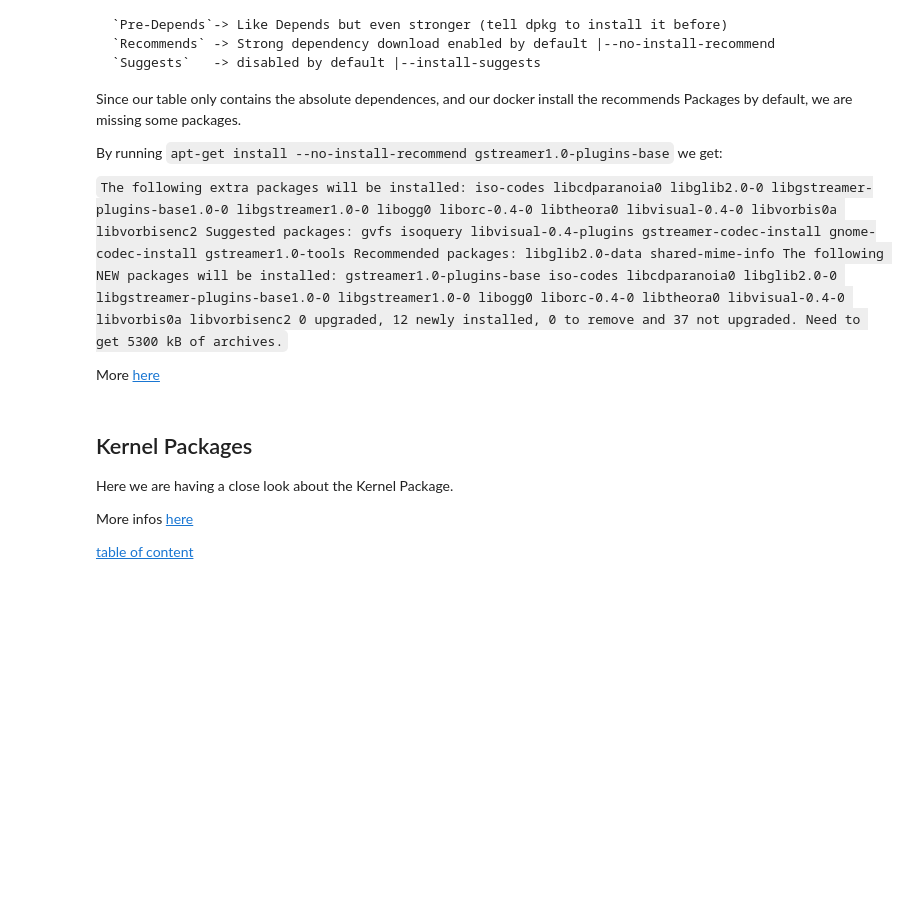
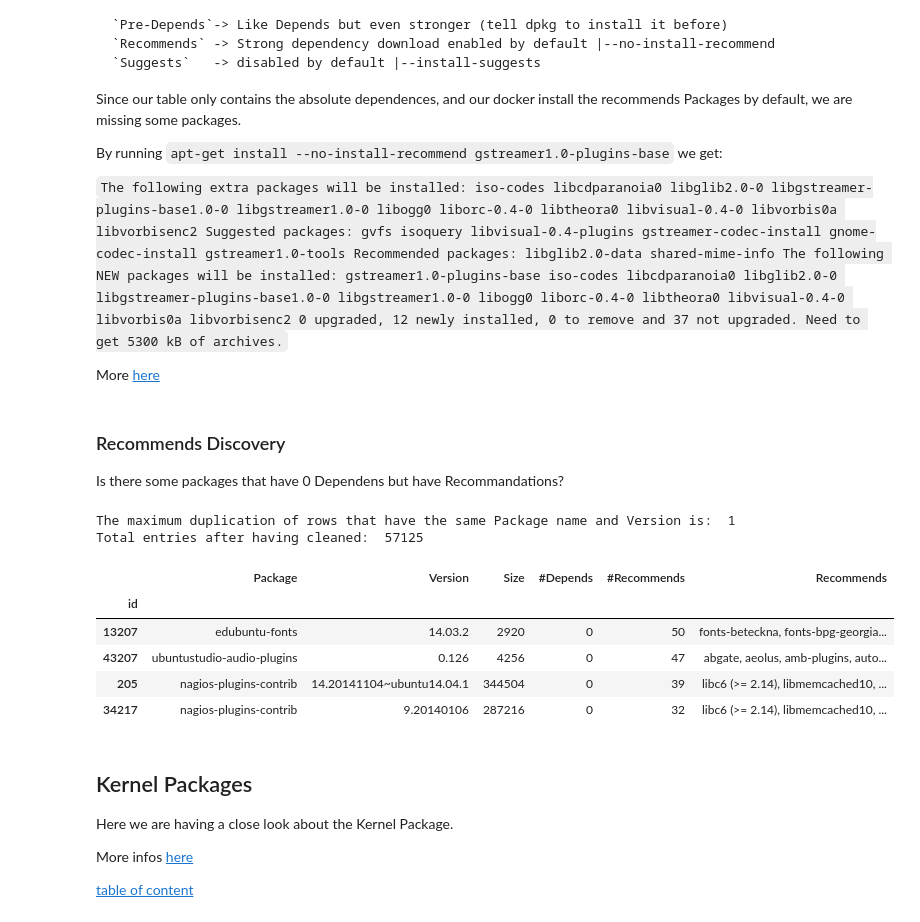
Before and after one commit to alex35469/fingerpatch, a Jupyter notebook: attack/Attack_vizualization.ipynb, the cells around one changed output. Cells and saved outputs as stored; diff of their text form; code cells hidden in the pictures; blank space fills up the shorter version.

```diff
--- a/attack/Attack_vizualization.ipynb
+++ b/attack/Attack_vizualization.ipynb
@@ -104,17 +104,21 @@ print("Total entries without having cleaned: ", len(ground_truth))
 # %% [output]
 Total entries without having cleaned:  129060
 # %%
-# Selecting only interessting fields i.e. the attacker has no mean to distinguish two packages that have the same size but different packageMode
-ground_truth = ground_truth.drop_duplicates(['Package', 'Version', 'Size', 'Depends', 'Architecture'])
+ def remove_useless(ground_truth):
+    # Selecting only interessting fields i.e. the attacker has no mean to distinguish two packages that have the same size but different packageMode
+    ground_truth = ground_truth.drop_duplicates(['Package', 'Version', 'Size', 'Depends', 'Architecture'])
 
-# Make sure that there is no duplicate information (For a given Package name and Version we have at most one match)
-print("The maximum duplication of rows that have the same Package name and Version is: ", ground_truth.groupby(by=["Package", "Version"]).count()["SHA1"].max())
+    # Make sure that there is no duplicate information (For a given Package name and Version we have at most one match)
+    print("The maximum duplication of rows that have the same Package name and Version is: ", ground_truth.groupby(by=["Package", "Version"]).count()["SHA1"].max())
 
-# Selecting only interessting columns
-ground_truth = ground_truth.drop(axis= 1, columns=['capture_id','SHA1', 'Priority', 'Description-md5', 'MD5sum', 'SHA256', 'packageMode' ])
+    # Selecting only interessting columns
+    ground_truth = ground_truth.drop(axis= 1, columns=['capture_id','SHA1', 'Priority', 'Description-md5', 'MD5sum', 'SHA256', 'packageMode' ])
 
-ground_truth = ground_truth.fillna("")
-print("Total entries after having cleaned: ", len(ground_truth))
+    ground_truth = ground_truth.fillna("")
+    print("Total entries after having cleaned: ", len(ground_truth))
+    return ground_truth
+
+ground_truth = remove_useless(ground_truth)
 # %% [output]
 The maximum duplication of rows that have the same Package name and Version is:  1
 Total entries after having cleaned:  57125
@@ -1167,6 +1129,33 @@ Need to get 5300 kB of archives.
 
 More [here](
 https://www.debian.org/doc/debian-policy/ch-relationships.html)
+# %% [markdown]
+<a id='recommends'></a>
+### Recommends Discovery
+
+Is there some packages that have 0 Dependens but have Recommandations?
+# %%
+ground_truth = load_fingerpatch("ubuntu_packets")
+ground_truth = remove_useless(ground_truth)
+
+ground_truth = ground_truth.fillna("")
+ground_truth["#Depends"] = ground_truth["Depends"].map(lambda x: 0 if x == "" else len(x.split(",")))
+ground_truth["#Recommends"] = ground_truth["Recommends"].map(lambda x: 0 if x == "" else len(x.split(",")))
+
+# Take the smallest packet that have only one Dependences
+no_deps = ground_truth[ground_truth["#Depends"] == 0].sort_values(by = "#Recommends", ascending=False)
+# %% [output]
+The maximum duplication of rows that have the same Package name and Version is:  1
+Total entries after having cleaned:  57125
+# %%
+no_deps[:4][["Package", "Version", "Size", "#Depends", "#Recommends", "Recommends"]]
+# %% [output]
+|  | Package | Version | Size | #Depends | #Recommends | Recommends |
+| id |  |  |  |  |  |  |
+| 13207 | edubuntu-fonts | 14.03.2 | 2920 | 0 | 50 | fonts-beteckna, fonts-bpg-georgia... |
+| 43207 | ubuntustudio-audio-plugins | 0.126 | 4256 | 0 | 47 | abgate, aeolus, amb-plugins, auto... |
+| 205 | nagios-plugins-contrib | 14.20141104~ubuntu14.04.1 | 344504 | 0 | 39 | libc6 (>= 2.14), libmemcached10, ... |
+| 34217 | nagios-plugins-contrib | 9.20140106 | 287216 | 0 | 32 | libc6 (>= 2.14), libmemcached10, ... |
 # %% [markdown]
 <a id='kernels'></a>
 ## Kernel Packages
```
Also changed, not shown: parts of 13 cells of this notebook.
